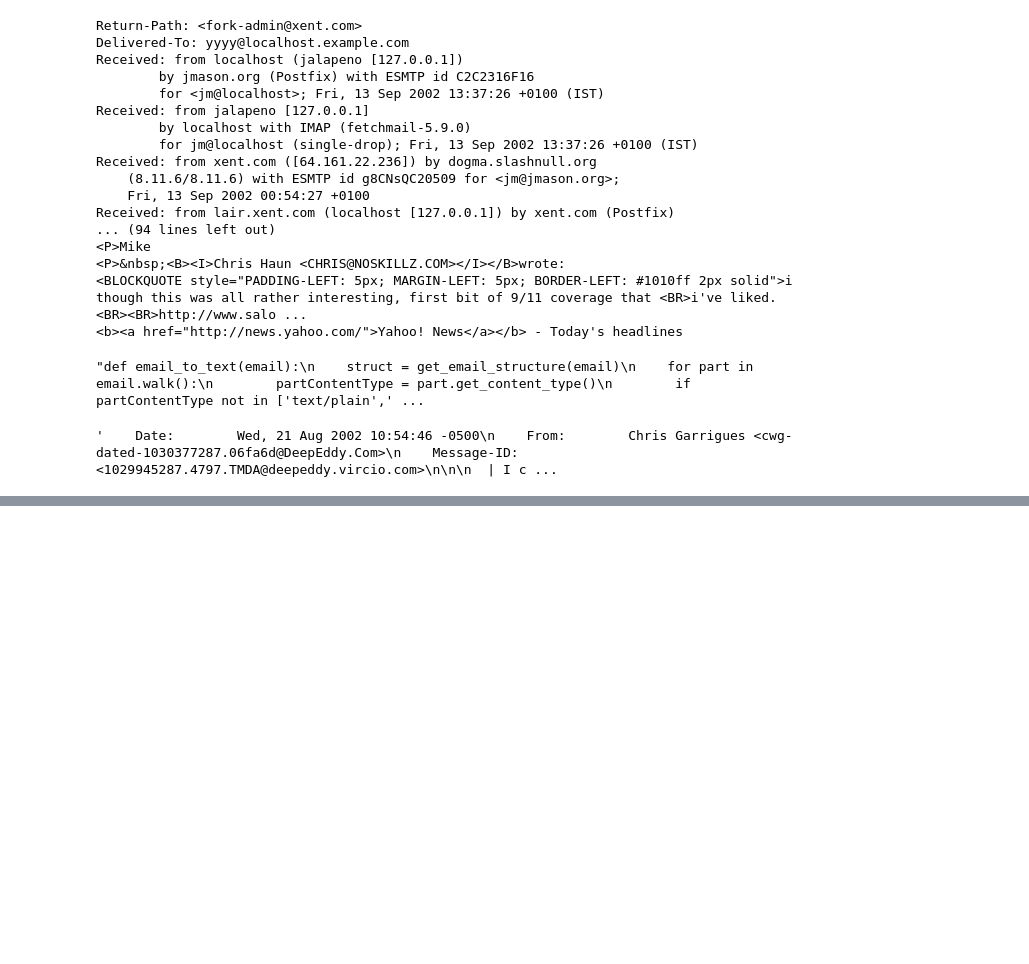
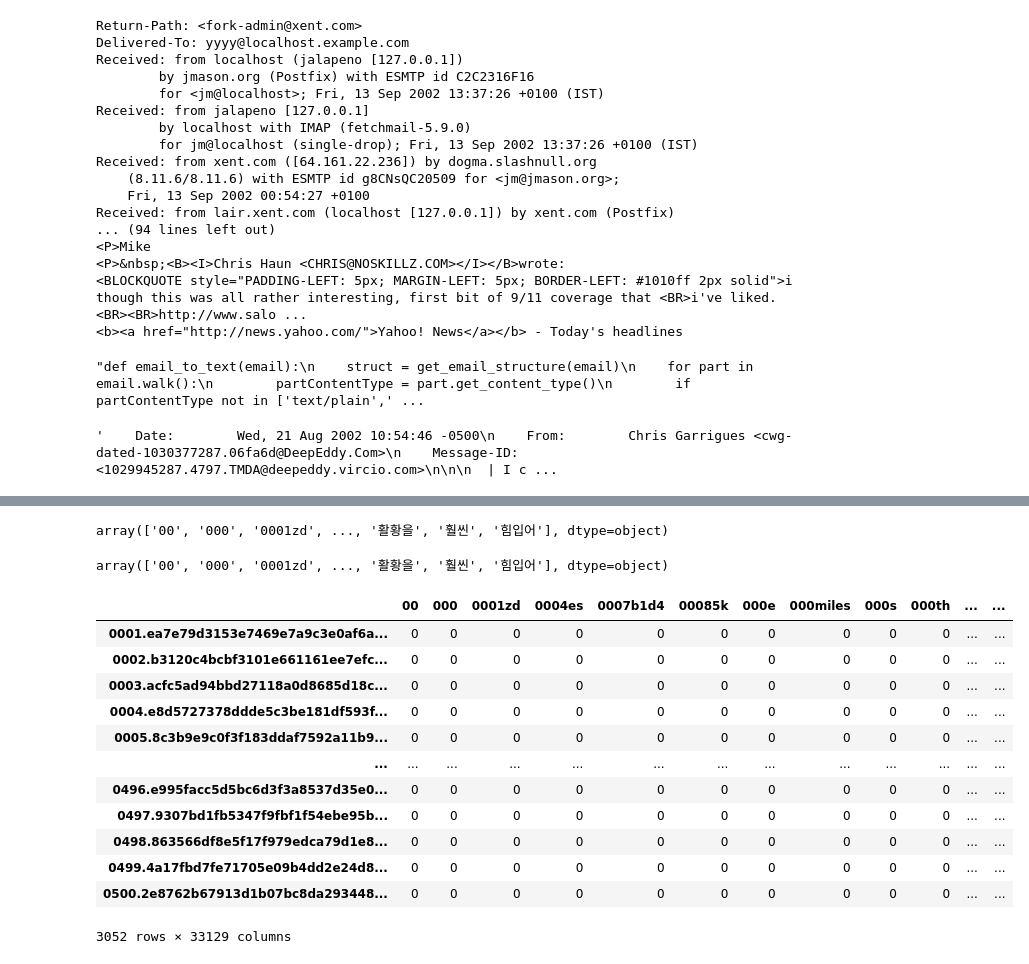
Before and after one commit to PlayerGhost/ciencia_de_dados_data_analysis, a Jupyter notebook: email_classification.ipynb, the cells around one changed output, grey strips where cells are left out. Drawn from its saved outputs; the diff is of its cells as text; code cells hidden in the pictures; blank space fills up the shorter version.

```diff
--- a/email_classification.ipynb
+++ b/email_classification.ipynb
@@ -203,0 +198,8 @@ terms:  0
+# %%
+emailsText = []
+
+for email in emails:
+    emailsText.append(wordsPreProcessing
+                      (email_to_text(email)))
+
+print(emailsText)
@@ -203,0 +216,10 @@ terms:  0
+# %%
+countVectorizer = CountVectorizer(analyzer="word")
+tfidfVectorizer = TfidfVectorizer(analyzer="word")
+
+countTransform = countVectorizer.fit_transform(emailsText)
+tfidfTransform = tfidfVectorizer.fit_transform(emailsText)
+
+print(countTransform)
+print()
+print(tfidfTransform)
@@ -203,0 +244,29 @@ terms:  0
+# %%
+countLabels = countVectorizer.get_feature_names_out()
+tfidfLabels = tfidfVectorizer.get_feature_names_out()
+countLabels
+# %% [output]
+array(['00', '000', '0001zd', ..., '활황을', '훨씬', '힘입어'], dtype=object)
+# %%
+tfidfLabels
+# %% [output]
+array(['00', '000', '0001zd', ..., '활황을', '훨씬', '힘입어'], dtype=object)
+# %%
+dfCountArray = pd.DataFrame(data=countTransform.toarray(), index=emailsNome, columns=countLabels)
+dfTfidfArray = pd.DataFrame(data=tfidfTransform.toarray(), index=emailsNome, columns=tfidfLabels)
+# %%
+dfCountArray
+# %% [output]
+|  | 00 | 000 | 0001zd | 0004es | 0007b1d4 | 00085k | 000e | 000miles | 000s | 000th | ... | ... |
+| 0001.ea7e79d3153e7469e7a9c3e0af6a... | 0 | 0 | 0 | 0 | 0 | 0 | 0 | 0 | 0 | 0 | ... | ... |
+| 0002.b3120c4bcbf3101e661161ee7efc... | 0 | 0 | 0 | 0 | 0 | 0 | 0 | 0 | 0 | 0 | ... | ... |
+| 0003.acfc5ad94bbd27118a0d8685d18c... | 0 | 0 | 0 | 0 | 0 | 0 | 0 | 0 | 0 | 0 | ... | ... |
+| 0004.e8d5727378ddde5c3be181df593f... | 0 | 0 | 0 | 0 | 0 | 0 | 0 | 0 | 0 | 0 | ... | ... |
+| 0005.8c3b9e9c0f3f183ddaf7592a11b9... | 0 | 0 | 0 | 0 | 0 | 0 | 0 | 0 | 0 | 0 | ... | ... |
+| ... | ... | ... | ... | ... | ... | ... | ... | ... | ... | ... | ... | ... |
+| 0496.e995facc5d5bc6d3f3a8537d35e0... | 0 | 0 | 0 | 0 | 0 | 0 | 0 | 0 | 0 | 0 | ... | ... |
+| 0497.9307bd1fb5347f9fbf1f54ebe95b... | 0 | 0 | 0 | 0 | 0 | 0 | 0 | 0 | 0 | 0 | ... | ... |
+| 0498.863566df8e5f17f979edca79d1e8... | 0 | 0 | 0 | 0 | 0 | 0 | 0 | 0 | 0 | 0 | ... | ... |
+| 0499.4a17fbd7fe71705e09b4dd2e24d8... | 0 | 0 | 0 | 0 | 0 | 0 | 0 | 0 | 0 | 0 | ... | ... |
+| 0500.2e8762b67913d1b07bc8da293448... | 0 | 0 | 0 | 0 | 0 | 0 | 0 | 0 | 0 | 0 | ... | ... |
+3052 rows × 33129 columns
```
Also changed, not shown: parts of 11 cells of this notebook.
